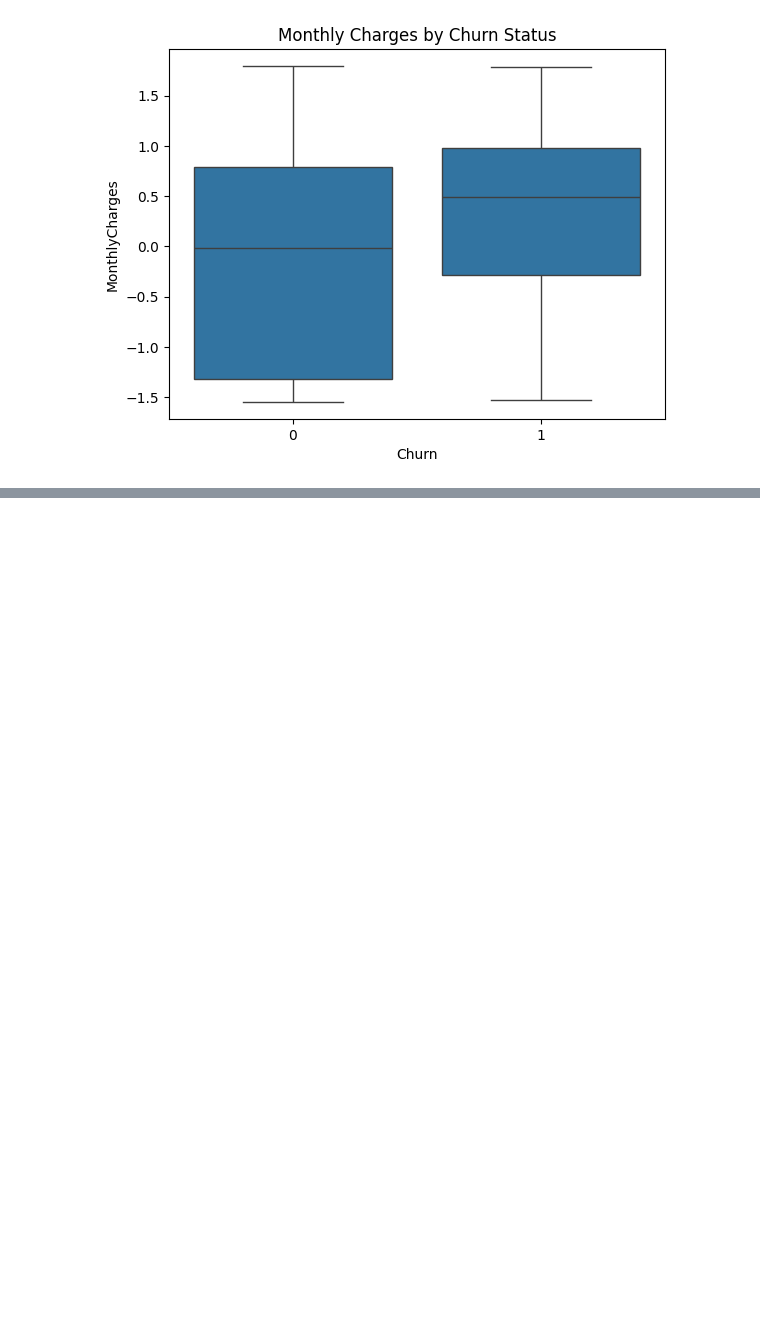
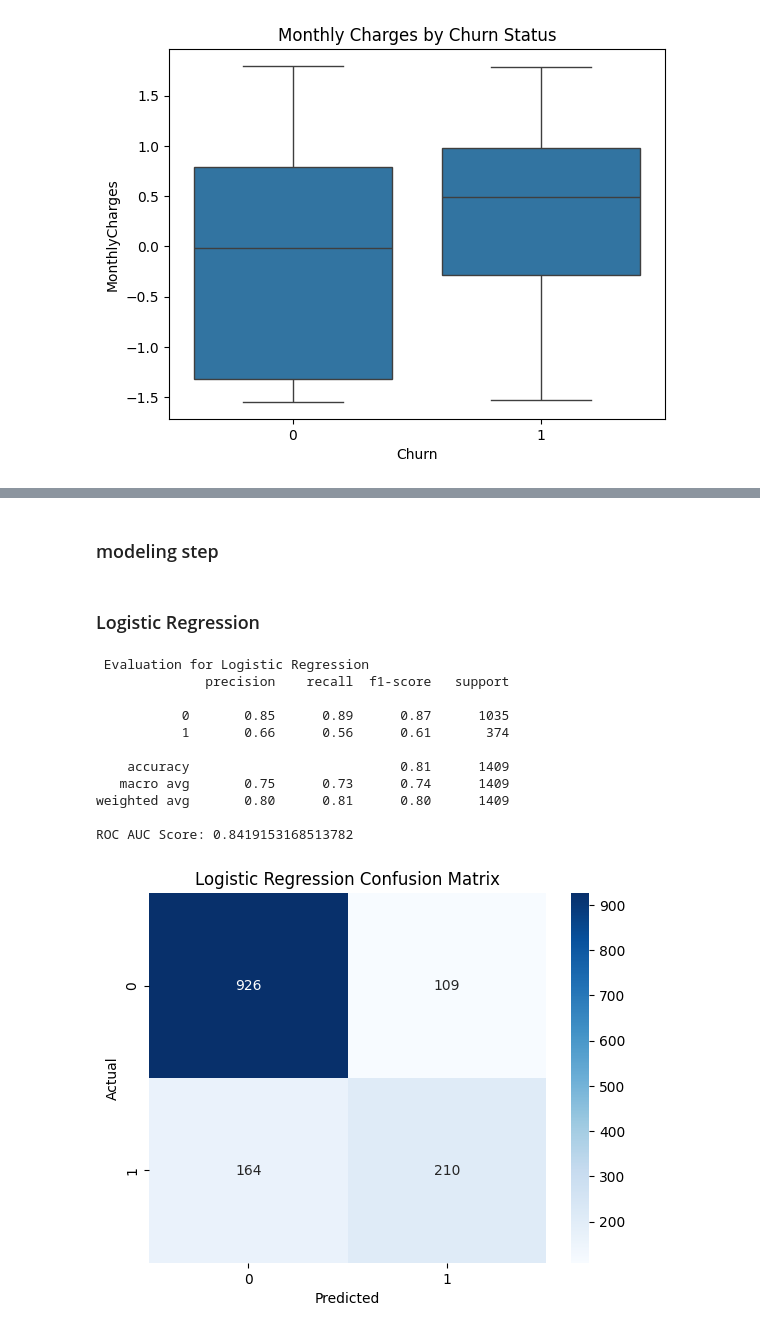
Before and after one commit to EbEmad/churn-mlops, a Jupyter notebook: notebooks/test.ipynb, the cells around one changed output, grey strips where cells are left out. Cells and saved outputs as stored; diff of their text form; code cells hidden in the pictures; blank space fills up the shorter version.

Commit message:
complete the processing step

```diff
--- a/notebooks/test.ipynb
+++ b/notebooks/test.ipynb
@@ -229,0 +265,2 @@ plt.show()
+# %% [markdown]
+### modeling step
@@ -229,0 +277,33 @@ plt.show()
+# %%
+def evaluate_model(model,x_test,y_test,model_name):
+    y_pred=model.predict(x_test)
+    y_proba=model.predict_proba(x_test)[:,1] if hasattr(model,'predict_proba') else None
+    print(f"\n Evaluation for {model_name}")
+    print(classification_report(y_test, y_pred))
+    if y_proba is not None:
+        print("ROC AUC Score:", roc_auc_score(y_test, y_proba))
+    cm=confusion_matrix(y_test,y_pred)
+    sns.heatmap(cm, annot=True, fmt="d", cmap="Blues")
+    plt.title(f"{model_name} Confusion Matrix")
+    plt.xlabel("Predicted")
+    plt.ylabel("Actual")
+    plt.show()
+# %% [markdown]
+### Logistic Regression
+# %%
+lr=LogisticRegression(max_iter=1000)
+lr.fit(x_train,y_train)
+evaluate_model(lr,x_test,y_test,"Logistic Regression")
+# %% [output]
+ Evaluation for Logistic Regression
+              precision    recall  f1-score   support
+
+           0       0.85      0.89      0.87      1035
+           1       0.66      0.56      0.61       374
+
+    accuracy                           0.81      1409
+   macro avg       0.75      0.73      0.74      1409
+weighted avg       0.80      0.81      0.80      1409
+
+ROC AUC Score: 0.8419153168513782
+[figure, added]
```
Also changed, not shown: parts of 16 cells of this notebook.
